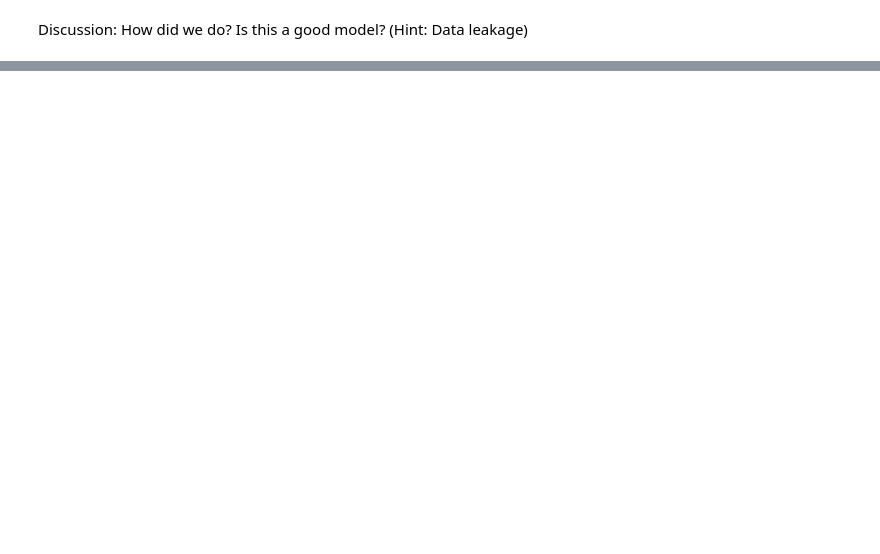
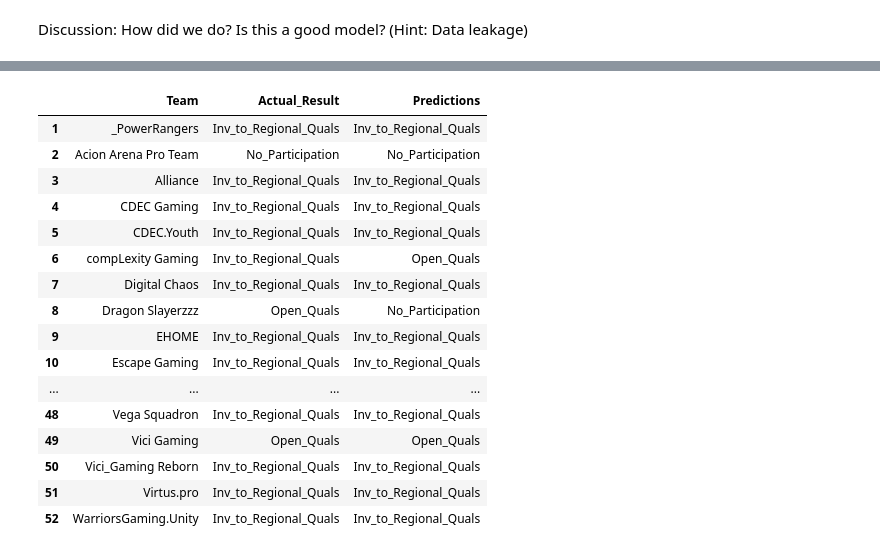
Before and after one commit to Aelvangunduz/PyDataAnkara, a Jupyter notebook: Intro to DS - R.ipynb, the cells around one changed output, grey strips where cells are left out. Cells and saved outputs as stored; diff of their text form; code cells hidden in the pictures; blank space fills up the shorter version.

```diff
--- a/Intro to DS - R.ipynb
+++ b/Intro to DS - R.ipynb
@@ -64,7 +82,7 @@ library(e1071, lib.loc="C:/Program Files/R/R-3.2.2/library")
 # Load data
 frankfurt <- read.csv('frankfurt_final.csv')
 shanghai <- read.csv('shanghai_final.csv')
-manila <- read.csv('manila_final.csv')
+manila <- read.csv('manila_final.csv', sep=";")
 # %% [markdown]
 First exploratory analysis we'll do is to see whether there is a difference between farm(GPM/XMP) distributions between regions and positions. There is no specific reason for that, as the name suggests we are just exploring now.
 # %%
@@ -336,10 +352,11 @@ train_invite$Outcome <- as.factor(train_invite$Outcome)
 
 gbmGrid <-  expand.grid(n.trees = (1:4)*50,
                         interaction.depth = c(1, 5, 9),
-                        shrinkage = c(0.01, 0.1, 0.2))
-set.seed(3)
+                        shrinkage = c(0.01, 0.1, 0.2),
+                       n.minobsinnode = 10)
+set.seed(30)
 model2 <- train(Outcome~.,
-                data = train_invite[,-c(1:2, 14)],
+                data = train_invite[,-c(1:2)],
                 method = "gbm",
                 trControl = fitControl,
                 verbose = F,
@@ -366,13 +383,13 @@ The final values used for the model were n.trees = 100, interaction.depth =
 # %%
 # Predict
-preds2 <- predict(model2, test_invite[,-c(1:2, 14)])
-actual_results_inv <- factor(test_invite$Inv_Status, levels = levels(preds2))
+preds2 <- predict(model2, test_invite[,-c(1:2)])
+actual_results_inv <- factor(test_invite$Outcome, levels = levels(preds2))
 test_invite$TrueOutcome <- as.integer(actual_results_inv)
 test_invite$PredictedOutcome <- as.integer(preds2)
 
 # Aggregate for team invitations (take average)
-team_invite_true <- aggregate(test_invite[, 19], list(test_invite$Team), mean)
-team_invite_predicted <- aggregate(test_invite[, 20], list(test_invite$Team), mean)
+team_invite_true <- aggregate(test_invite[, 20], list(test_invite$Team), mean)
+team_invite_predicted <- aggregate(test_invite[, 21], list(test_invite$Team), mean)
 team_invite_predicted$x <- as.integer(round(team_invite_predicted$x))
 team_invite_true <- team_invite_true$x
 team_invite_predicted <- team_invite_predicted$x
@@ -419,0 +429,32 @@ E-mails:
+# %%
+team_invite_true <- aggregate(test_invite[, 20], list(test_invite$Team), mean)
+team_invite_predicted <- aggregate(test_invite[, 21], list(test_invite$Team), mean)
+team_invite_results <- team_invite_true
+team_invite_results$Predictions <- as.integer(round(team_invite_predicted$x))
+
+colnames(team_invite_results)[1:2] <- c('Team', 'Actual_Result')
+team_invite_results$Actual_Result <- factor(team_invite_results$Actual_Result)
+levels(team_invite_results$Actual_Result) <- c("No_Participation","Open_Quals",
+                                               "Inv_to_Regional_Quals","Inv_to_Main_Event")
+team_invite_results$Predictions <- factor(team_invite_results$Predictions)
+levels(team_invite_results$Predictions) <- c("No_Participation","Open_Quals",
+                                               "Inv_to_Regional_Quals","Inv_to_Main_Event")
+team_invite_results
+# %% [output]
+|  | Team | Actual_Result | Predictions |
+| 1 | _PowerRangers | Inv_to_Regional_Quals | Inv_to_Regional_Quals |
+| 2 | Acion Arena Pro Team | No_Participation | No_Participation |
+| 3 | Alliance | Inv_to_Regional_Quals | Inv_to_Regional_Quals |
+| 4 | CDEC Gaming | Inv_to_Regional_Quals | Inv_to_Regional_Quals |
+| 5 | CDEC.Youth | Inv_to_Regional_Quals | Inv_to_Regional_Quals |
+| 6 | compLexity Gaming | Inv_to_Regional_Quals | Open_Quals |
+| 7 | Digital Chaos | Inv_to_Regional_Quals | Inv_to_Regional_Quals |
+| 8 | Dragon Slayerzzz | Open_Quals | No_Participation |
+| 9 | EHOME | Inv_to_Regional_Quals | Inv_to_Regional_Quals |
+| 10 | Escape Gaming | Inv_to_Regional_Quals | Inv_to_Regional_Quals |
+| ... | ... | ... | ... |
+| 48 | Vega Squadron | Inv_to_Regional_Quals | Inv_to_Regional_Quals |
+| 49 | Vici Gaming | Open_Quals | Open_Quals |
+| 50 | Vici_Gaming Reborn | Inv_to_Regional_Quals | Inv_to_Regional_Quals |
+| 51 | Virtus.pro | Inv_to_Regional_Quals | Inv_to_Regional_Quals |
+| 52 | WarriorsGaming.Unity | Inv_to_Regional_Quals | Inv_to_Regional_Quals |
```
Also changed, not shown: parts of 11 cells of this notebook, 3 other files.
